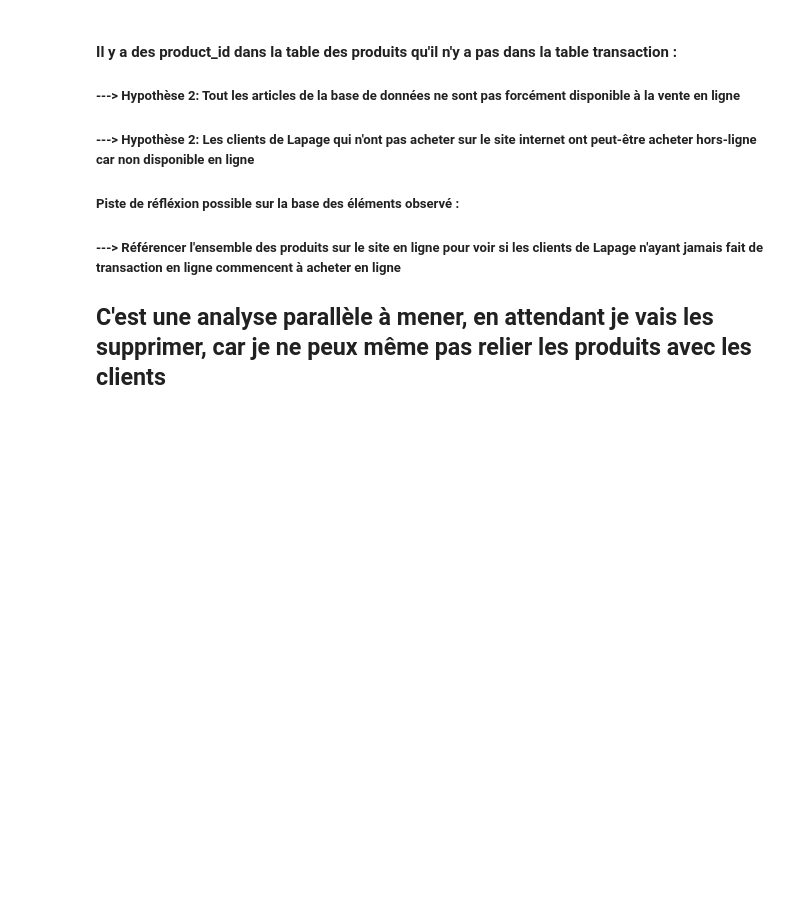
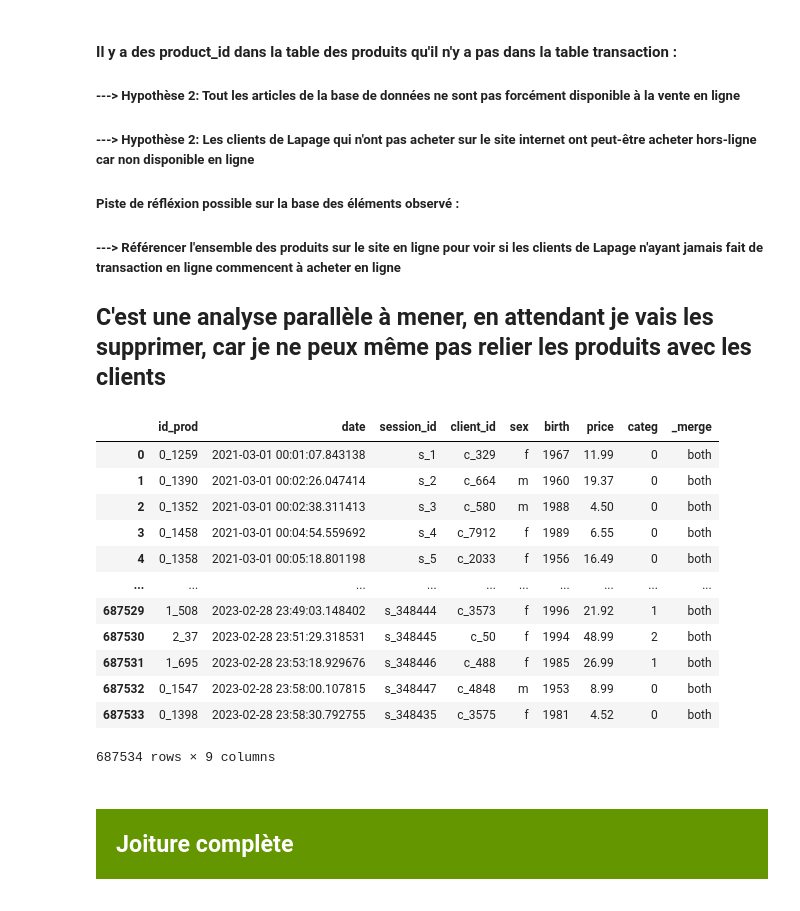
Before and after one commit to IshemZ/Projet_6-Lapage, a Jupyter notebook: Programme/data_pre_processing.ipynb, the cells around one changed output. Saved outputs shown, nothing was run; the diff lists cells and outputs as text; code cells hidden in the pictures; blank space fills up the shorter version.

Commit message:
Merge processing

```diff
--- a/Programme/data_pre_processing.ipynb
+++ b/Programme/data_pre_processing.ipynb
@@ -107,3 +122,22 @@ no_data_product
 ##### ---> Référencer l'ensemble des produits sur le site en ligne pour voir si les clients de Lapage n'ayant jamais fait de transaction en ligne commencent à acheter en ligne
 
 ## C'est une analyse parallèle à mener, en attendant je vais les supprimer, car je ne peux même pas relier les produits avec les clients
+# %%
+#Merge de toute les tables avec transactions_processd
+df_all = transactions_processd.merge(customers_processd, how='left', on='client_id').merge(products_processd, how='left', on='id_prod', indicator = True)
+df_all = df_all.reset_index(drop=True)
+df_all
+# %% [output]
+|  | id_prod | date | session_id | client_id | sex | birth | price | categ | _merge |
+| 0 | 0_1259 | 2021-03-01 00:01:07.843138 | s_1 | c_329 | f | 1967 | 11.99 | 0 | both |
+| 1 | 0_1390 | 2021-03-01 00:02:26.047414 | s_2 | c_664 | m | 1960 | 19.37 | 0 | both |
+| 2 | 0_1352 | 2021-03-01 00:02:38.311413 | s_3 | c_580 | m | 1988 | 4.50 | 0 | both |
+| 3 | 0_1458 | 2021-03-01 00:04:54.559692 | s_4 | c_7912 | f | 1989 | 6.55 | 0 | both |
+| 4 | 0_1358 | 2021-03-01 00:05:18.801198 | s_5 | c_2033 | f | 1956 | 16.49 | 0 | both |
+| ... | ... | ... | ... | ... | ... | ... | ... | ... | ... |
+| 687529 | 1_508 | 2023-02-28 23:49:03.148402 | s_348444 | c_3573 | f | 1996 | 21.92 | 1 | both |
+| 687530 | 2_37 | 2023-02-28 23:51:29.318531 | s_348445 | c_50 | f | 1994 | 48.99 | 2 | both |
+| 687531 | 1_695 | 2023-02-28 23:53:18.929676 | s_348446 | c_488 | f | 1985 | 26.99 | 1 | both |
+| 687532 | 0_1547 | 2023-02-28 23:58:00.107815 | s_348447 | c_4848 | m | 1953 | 8.99 | 0 | both |
+| 687533 | 0_1398 | 2023-02-28 23:58:30.792755 | s_348435 | c_3575 | f | 1981 | 4.52 | 0 | both |
+687534 rows × 9 columns
@@ -109,0 +153,4 @@ no_data_product
+# %% [markdown]
+<div style="background-color: RGB(100,150,00);" >
+<h2 style="margin: auto; padding: 20px; color:#fff; "> Joiture complète </h2>
+</div>
```
Also changed, not shown: parts of 4 cells of this notebook.
